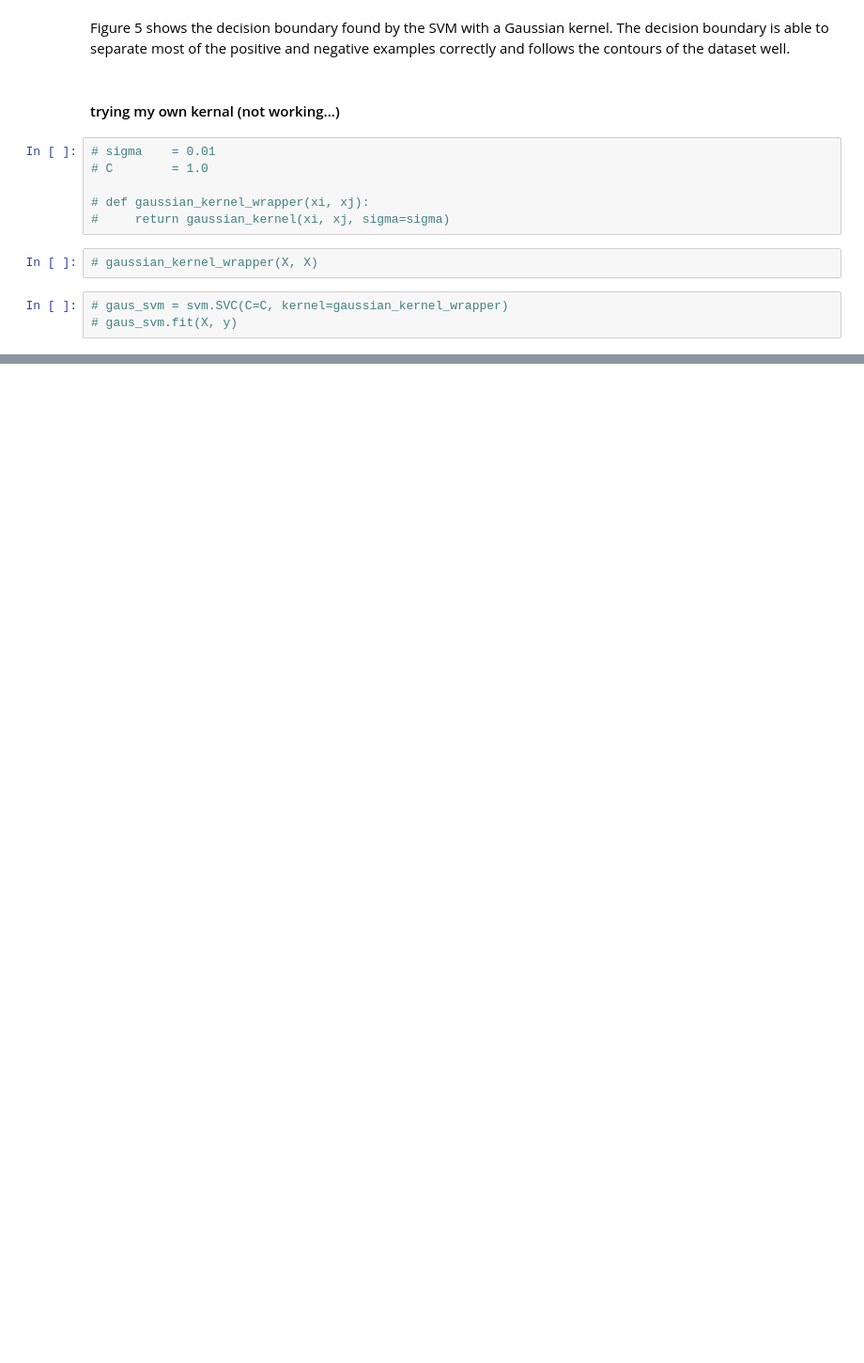
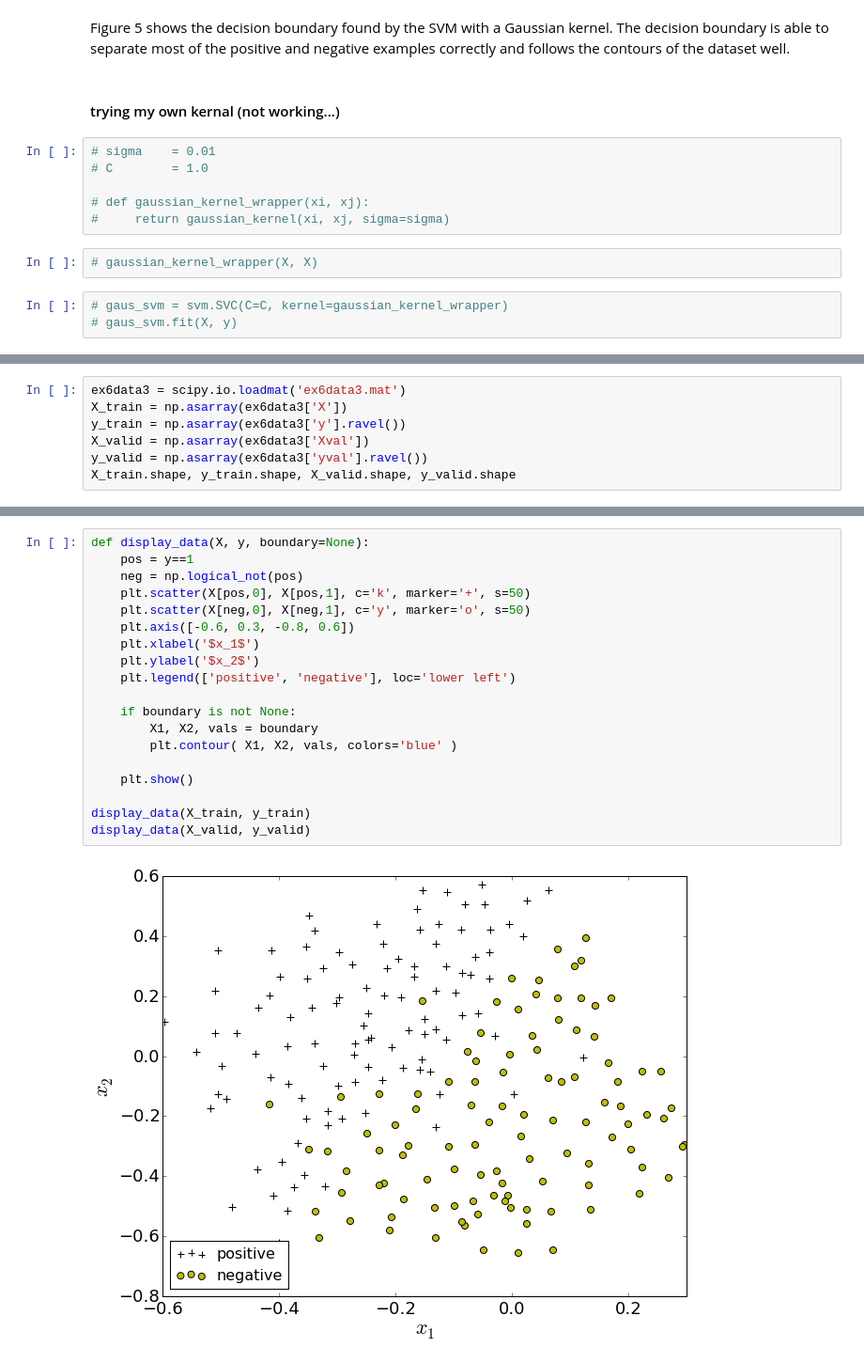
Before and after one commit to nakicam/DataScienceTraining, a Jupyter notebook: courses/coursera_ml008/hw6/hw6_support_vector_machine.ipynb, the cells around one changed output, grey strips where cells are left out. Shown at 94% size. Saved outputs shown, nothing was run; the diff lists cells and outputs as text; blank space fills up the shorter version.

```diff
--- a/courses/coursera_ml008/hw6/hw6_support_vector_machine.ipynb
+++ b/courses/coursera_ml008/hw6/hw6_support_vector_machine.ipynb
@@ -265,0 +265,7 @@ In this part of the exercise, you will gain more practical skills on how to use
+# %%
+ex6data3 = scipy.io.loadmat('ex6data3.mat')
+X_train = np.asarray(ex6data3['X'])
+y_train = np.asarray(ex6data3['y'].ravel())
+X_valid = np.asarray(ex6data3['Xval'])
+y_valid = np.asarray(ex6data3['yval'].ravel())
+X_train.shape, y_train.shape, X_valid.shape, y_valid.shape
@@ -265,0 +285,21 @@ In this part of the exercise, you will gain more practical skills on how to use
+# %%
+def display_data(X, y, boundary=None):
+    pos = y==1
+    neg = np.logical_not(pos)
+    plt.scatter(X[pos,0], X[pos,1], c='k', marker='+', s=50)
+    plt.scatter(X[neg,0], X[neg,1], c='y', marker='o', s=50)
+    plt.axis([-0.6, 0.3, -0.8, 0.6])
+    plt.xlabel('$x_1$')
+    plt.ylabel('$x_2$')
+    plt.legend(['positive', 'negative'], loc='lower left')
+
+    if boundary is not None:
+        X1, X2, vals = boundary
+        plt.contour( X1, X2, vals, colors='blue' )
+
+    plt.show()
+
+display_data(X_train, y_train)
+display_data(X_valid, y_valid)
+# %% [output]
+[figure, added]
```
Also changed, not shown: parts of 14 cells of this notebook.
